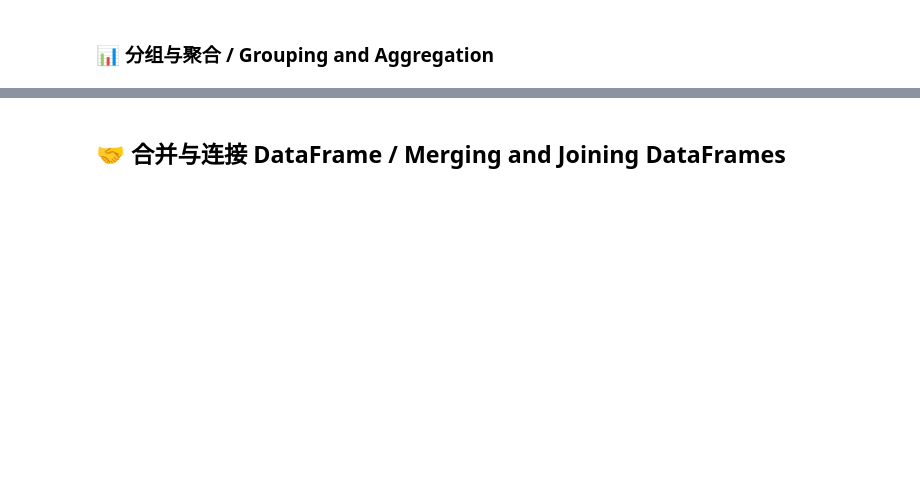
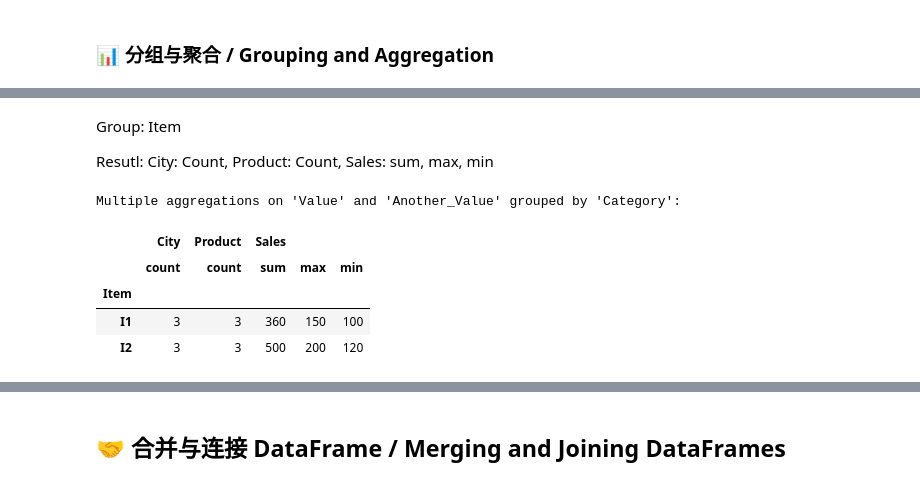
Before and after one commit to XTMay/python-data-science-course, a Jupyter notebook: notebooks/Lec_3_4_Introduction_to_Pandas.ipynb, the cells around one changed output, grey strips where cells are left out. Drawn from its saved outputs; the diff is of its cells as text; code cells hidden in the pictures; blank space fills up the shorter version.

```diff
--- a/notebooks/Lec_3_4_Introduction_to_Pandas.ipynb
+++ b/notebooks/Lec_3_4_Introduction_to_Pandas.ipynb
@@ -535,3 +728,23 @@ display(df_multi_group)
+# %% [markdown]
+Group: Item
+
+Resutl: City: Count, Product: Count, Sales: sum, max, min
+# %%
+# Demonstrate multiple aggregation functions
+print("\nMultiple aggregations on 'Value' and 'Another_Value' grouped by 'Category':")
+grouped_by_city_product = df_multi_group.groupby('Item').agg({
+    'City': ['count'],
+    'Product': ['count'],
+    'Sales': ['sum', 'max', 'min']
+})
+display(grouped_by_city_product)
+# %% [output]
+Multiple aggregations on 'Value' and 'Another_Value' grouped by 'Category':
+|  | City | Product | Sales |  |  |
+|  | count | count | sum | max | min |
+| Item |  |  |  |  |  |
+| I1 | 3 | 3 | 360 | 150 | 100 |
+| I2 | 3 | 3 | 500 | 200 | 120 |
 # %%
 # Group by multiple columns and apply aggregation
 print("\nSum of 'Sales' grouped by 'City' and 'Product':")
```
Also changed, not shown: parts of 59 cells of this notebook.
